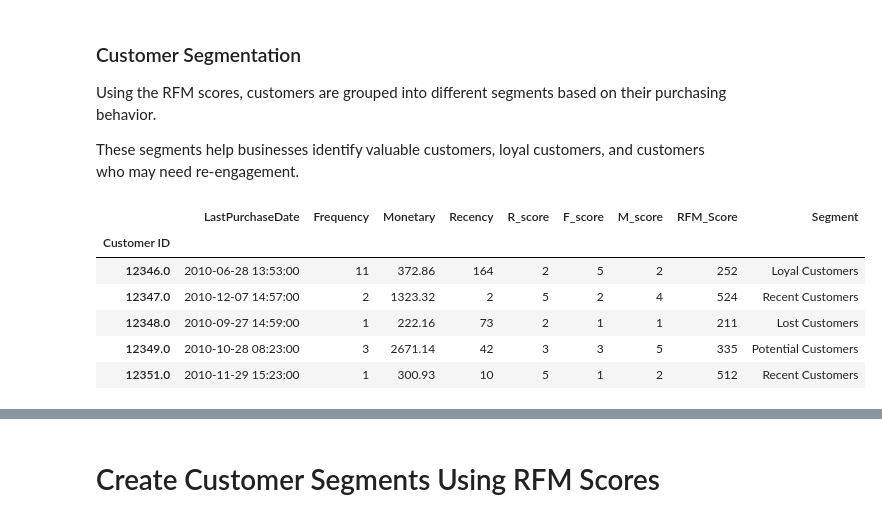
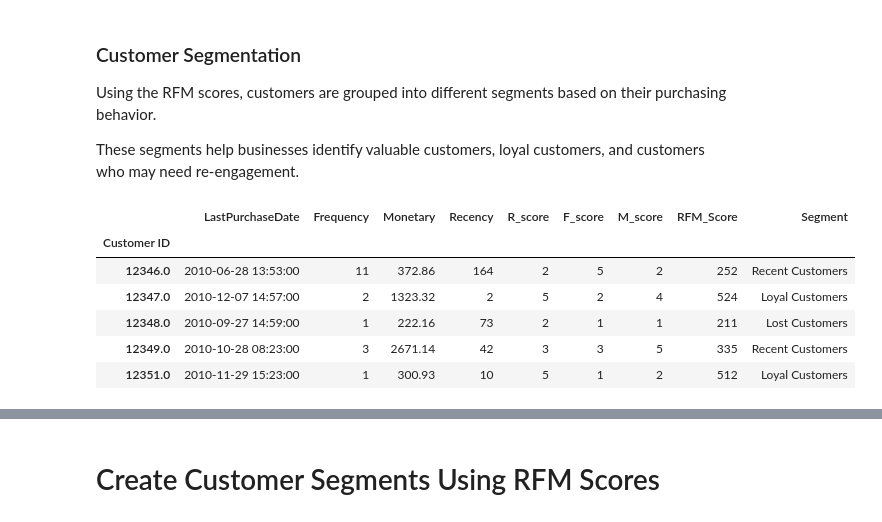
Before and after one commit to kaushalgaur/retail-sales-analytics-dashboard, a Jupyter notebook: notebooks/retail_analysis.ipynb, the cells around one changed output, grey strips where cells are left out. Drawn from its saved outputs; the diff is of its cells as text; code cells hidden in the pictures.

```diff
--- a/notebooks/retail_analysis.ipynb
+++ b/notebooks/retail_analysis.ipynb
@@ -373,32 +479,29 @@ Using the RFM scores, customers are grouped into different segments based on the
 
 These segments help businesses identify valuable customers, loyal customers, and customers who may need re-engagement.
 # %%
-def segment_customer(row):
+# Convert RFM_Score to integer first
+rfm['RFM_Score'] = rfm['RFM_Score'].astype(int)
 
-    if row['R_score'] >= 4 and row['F_score'] >= 4:
+def segment_rfm(score):
+    if score >= 555:
         return 'Champions'
-
-    elif row['F_score'] >= 4:
+    elif score >= 445:
         return 'Loyal Customers'
-
-    elif row['R_score'] >= 4:
+    elif score >= 344:
+        return 'Potential Customers'
+    elif score >= 244:
         return 'Recent Customers'
-
-    elif row['R_score'] <= 2 and row['F_score'] <= 2:
+    else:
         return 'Lost Customers'
 
-    else:
-        return 'Potential Customers'
-
-
-rfm['Segment'] = rfm.apply(segment_customer, axis=1)
+rfm['Segment'] = rfm['RFM_Score'].apply(segment_rfm)
 
 rfm.head()
 # %% [output]
 |  | LastPurchaseDate | Frequency | Monetary | Recency | R_score | F_score | M_score | RFM_Score | Segment |
 | Customer ID |  |  |  |  |  |  |  |  |  |
-| 12346.0 | 2010-06-28 13:53:00 | 11 | 372.86 | 164 | 2 | 5 | 2 | 252 | Loyal Customers |
-| 12347.0 | 2010-12-07 14:57:00 | 2 | 1323.32 | 2 | 5 | 2 | 4 | 524 | Recent Customers |
+| 12346.0 | 2010-06-28 13:53:00 | 11 | 372.86 | 164 | 2 | 5 | 2 | 252 | Recent Customers |
+| 12347.0 | 2010-12-07 14:57:00 | 2 | 1323.32 | 2 | 5 | 2 | 4 | 524 | Loyal Customers |
 | 12348.0 | 2010-09-27 14:59:00 | 1 | 222.16 | 73 | 2 | 1 | 1 | 211 | Lost Customers |
-| 12349.0 | 2010-10-28 08:23:00 | 3 | 2671.14 | 42 | 3 | 3 | 5 | 335 | Potential Customers |
-| 12351.0 | 2010-11-29 15:23:00 | 1 | 300.93 | 10 | 5 | 1 | 2 | 512 | Recent Customers |
+| 12349.0 | 2010-10-28 08:23:00 | 3 | 2671.14 | 42 | 3 | 3 | 5 | 335 | Recent Customers |
+| 12351.0 | 2010-11-29 15:23:00 | 1 | 300.93 | 10 | 5 | 1 | 2 | 512 | Loyal Customers |
```
Also changed, not shown: parts of 50 cells of this notebook.
